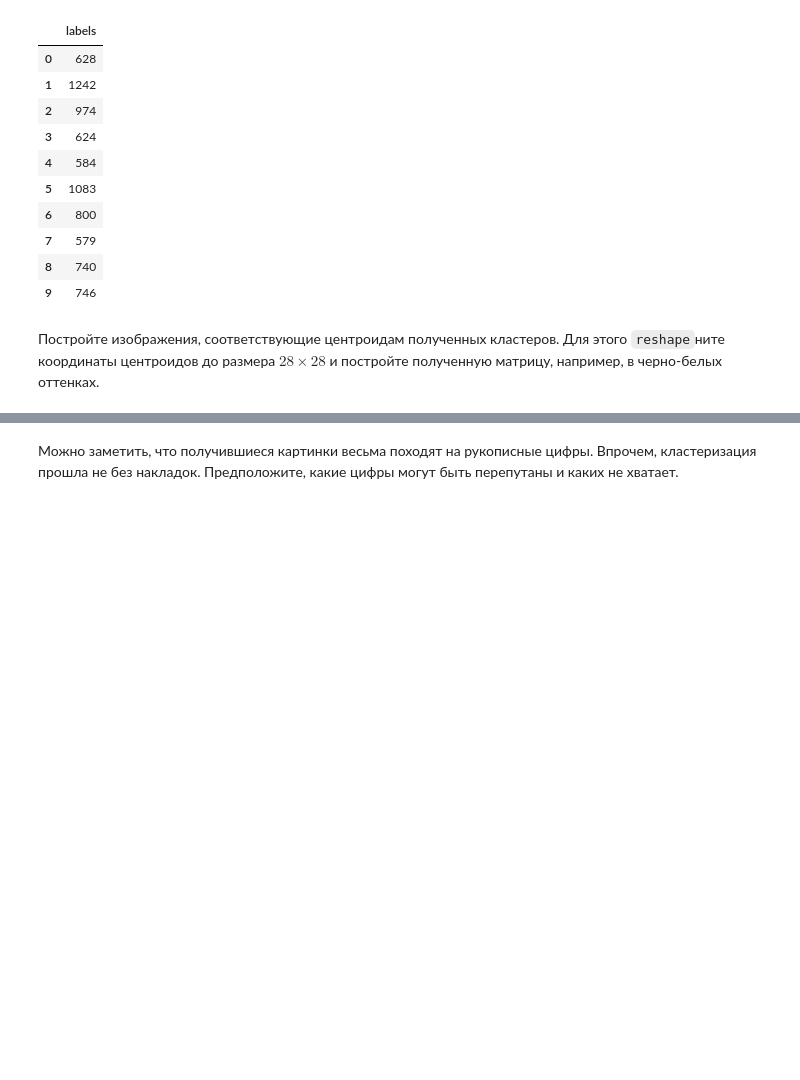
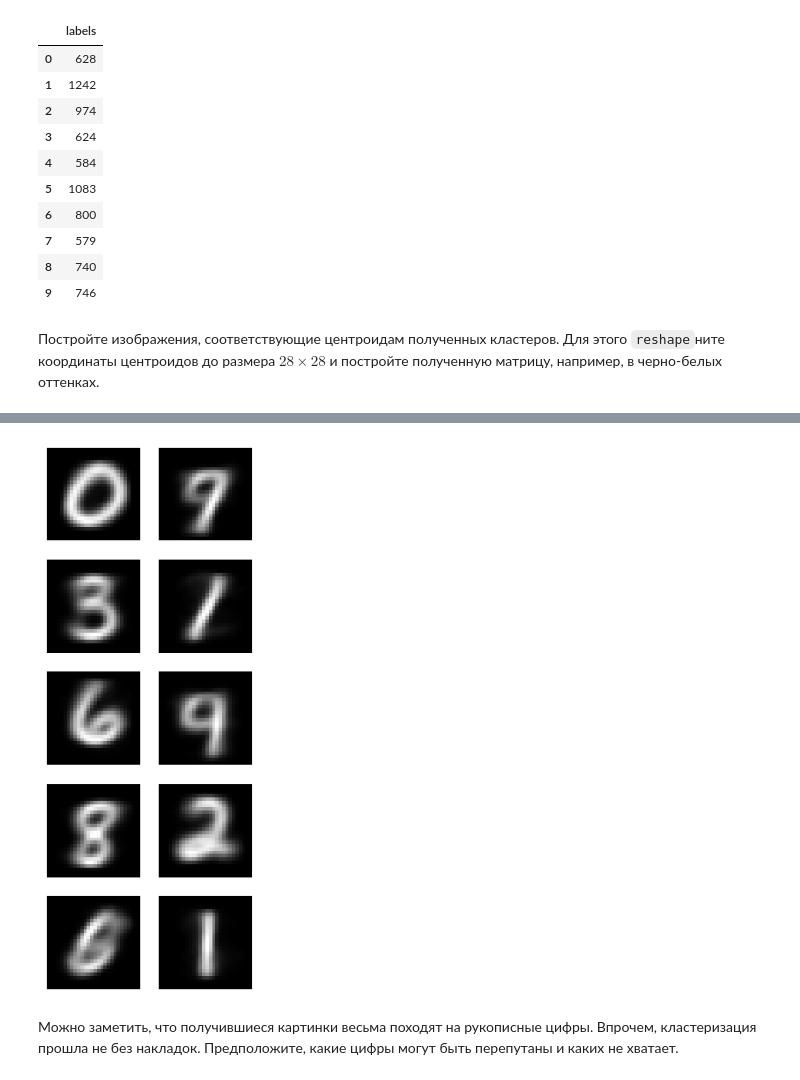
Before and after one commit to EugenePWN/Education, a Jupyter notebook: ML/clustering.ipynb, the cells around one changed output, grey strips where cells are left out. Drawn from its saved outputs; the diff is of its cells as text; code cells hidden in the pictures; blank space fills up the shorter version.

```diff
--- a/ML/clustering.ipynb
+++ b/ML/clustering.ipynb
@@ -81,0 +80,2 @@ df
+# %%
+centres = kmeans.cluster_centers_
@@ -82,3 +123,12 @@ df
+# %%
+plt.subplots(5, 2, figsize=(3, 8))
+for i in range(1, 11):
+	plt.axis('off')
+	plt.subplot(5, 2, i)
+	plt.imshow(centres[i-1].reshape(28, 28), cmap='gray')
+plt.show()
+# %% [output]
+[figure, added]
 # %% [markdown]
 Можно заметить, что получившиеся картинки весьма походят на рукописные цифры. Впрочем, кластеризация прошла не без накладок. Предположите, какие цифры могут быть перепутаны и каких не хватает.
 # %% [markdown]
```
Also changed, not shown: parts of 16 cells of this notebook.
